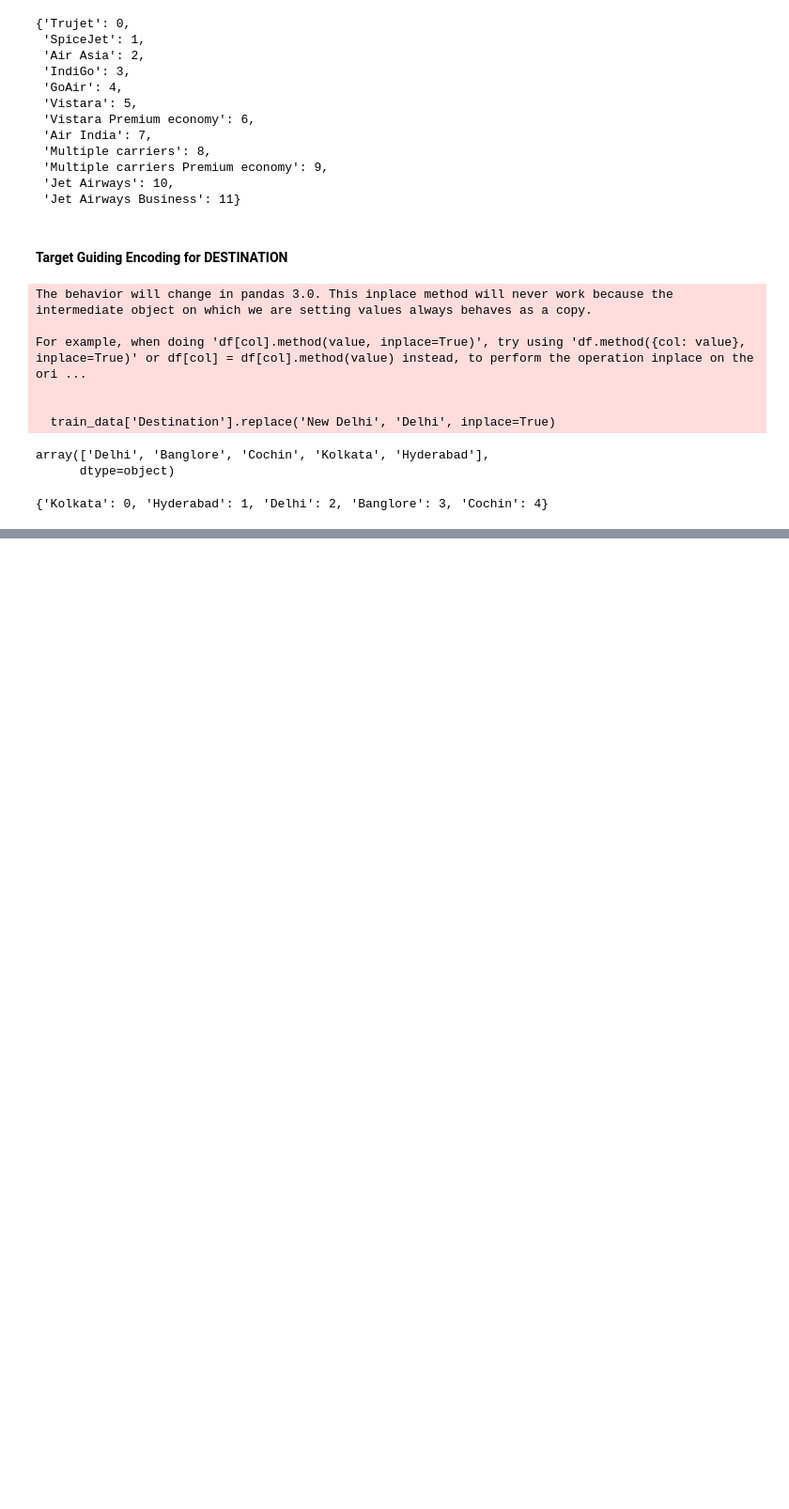
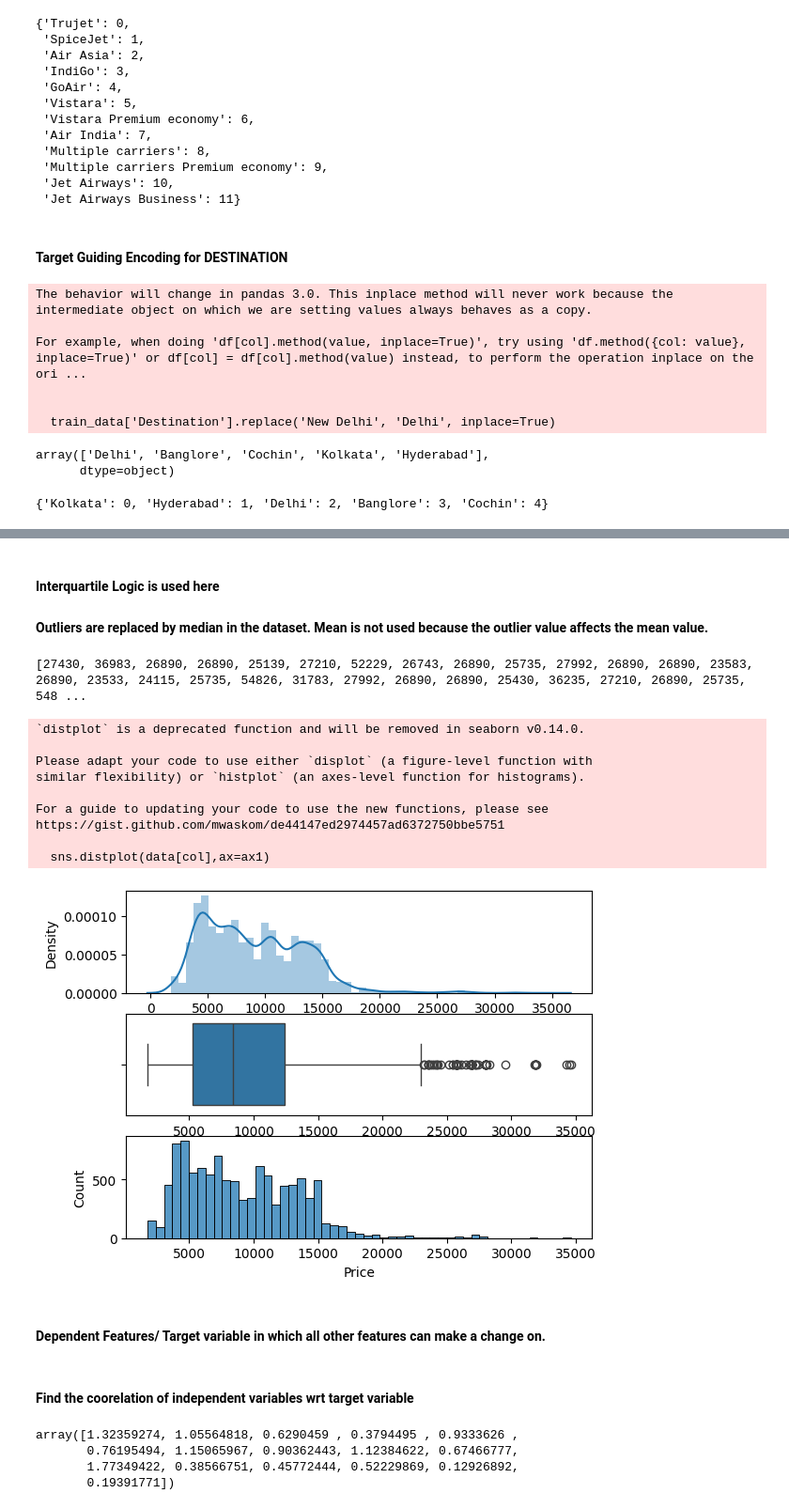
Before and after one commit to aswinvrpai/Airline_Ticket_Rate_Prediction, a Jupyter notebook: notebook/ticket_predict.ipynb, the cells around one changed output, grey strips where cells are left out. Shown at 94% size. Cells and saved outputs as stored; diff of their text form; code cells hidden in the pictures; blank space fills up the shorter version.

```diff
--- a/notebook/ticket_predict.ipynb
+++ b/notebook/ticket_predict.ipynb
@@ -397,0 +485,3 @@ train_data['Destination'] = train_data['Destination'].map(price_importance)
+# %% [markdown]
+#### Interquartile Logic is used here
+#### Outliers are replaced by median in the dataset. Mean is not used because the outlier value affects the mean value.
@@ -397,0 +494,6 @@ train_data['Destination'] = train_data['Destination'].map(price_importance)
+# %%
+# Find the outlier values
+data = [ price for price in train_data['Price'] if price > upper_whisker or price < lower_whisker ]
+print(data)
+# %% [output]
+[27430, 36983, 26890, 26890, 25139, 27210, 52229, 26743, 26890, 25735, 27992, 26890, 26890, 23583, 26890, 23533, 24115, 25735, 54826, 31783, 27992, 26890, 26890, 25430, 36235, 27210, 26890, 25735, 548 ...
@@ -397,0 +502,17 @@ train_data['Destination'] = train_data['Destination'].map(price_importance)
+# %%
+train_data['Price'] = train_data['Price'].apply(lambda x:x if x<35000 else train_data['Price'].median())
+# %%
+plot(train_data,'Price')
+# %% [output]
+`distplot` is a deprecated function and will be removed in seaborn v0.14.0.
+
+Please adapt your code to use either `displot` (a figure-level function with
+similar flexibility) or `histplot` (an axes-level function for histograms).
+
+For a guide to updating your code to use the new functions, please see
+https://gist.github.com/mwaskom/de44147ed2974457ad6372750bbe5751
+
+  sns.distplot(data[col],ax=ax1)
+[figure, added]
+# %% [markdown]
+#### Dependent Features/ Target variable in which all other features can make a change on.
@@ -397,0 +523,2 @@ train_data['Destination'] = train_data['Destination'].map(price_importance)
+# %% [markdown]
+#### Find the coorelation of independent variables wrt target variable
@@ -397,0 +527,7 @@ train_data['Destination'] = train_data['Destination'].map(price_importance)
+# %%
+mutual_info_regression(X, y)
+# %% [output]
+array([1.32359274, 1.05564818, 0.6290459 , 0.3794495 , 0.9333626 ,
+       0.76195494, 1.15065967, 0.90362443, 1.12384622, 0.67466777,
+       1.77349422, 0.38566751, 0.45772444, 0.52229869, 0.12926892,
+       0.19391771])
```
Also changed, not shown: parts of 24 cells of this notebook, 1 other file.
